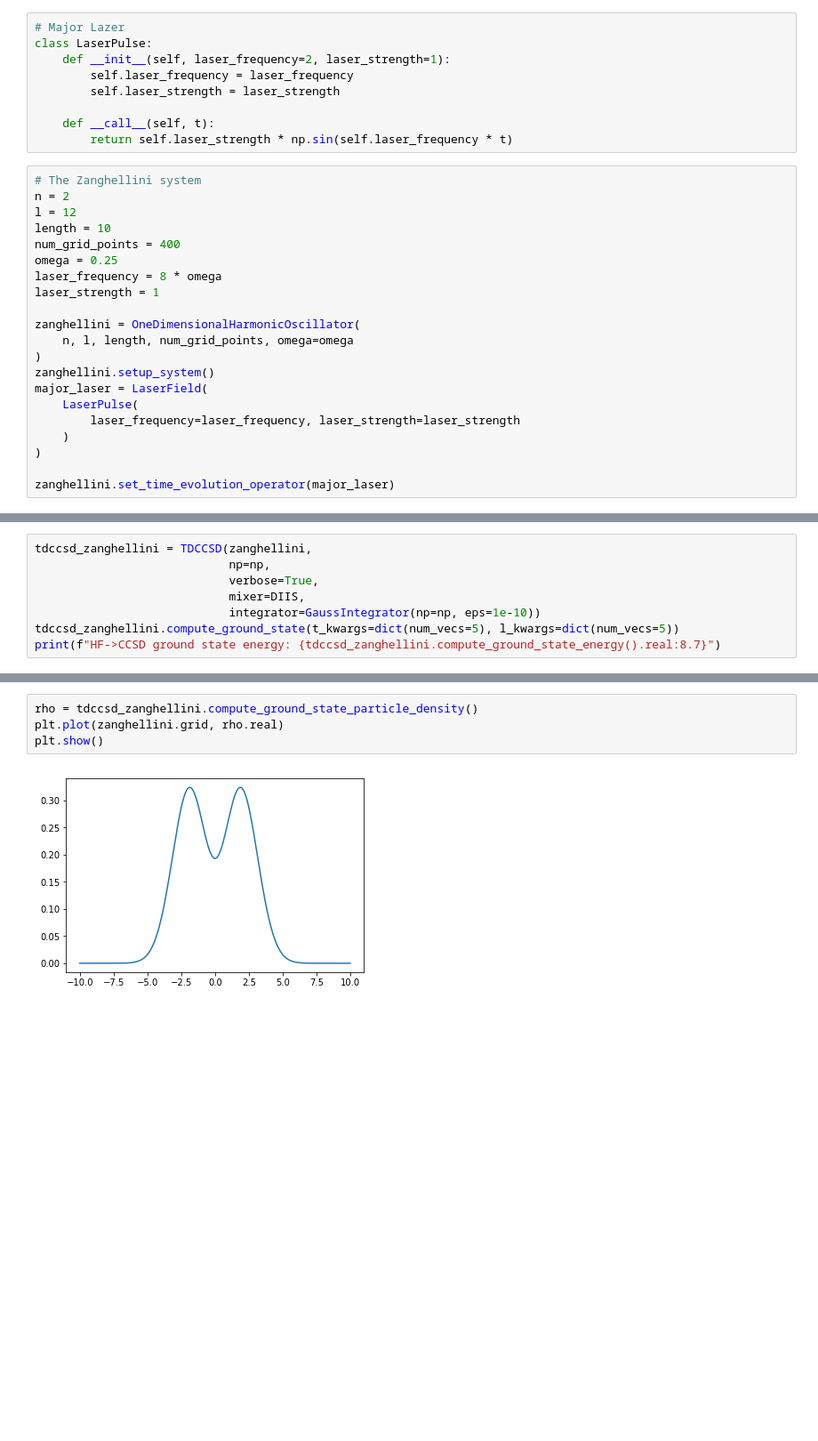
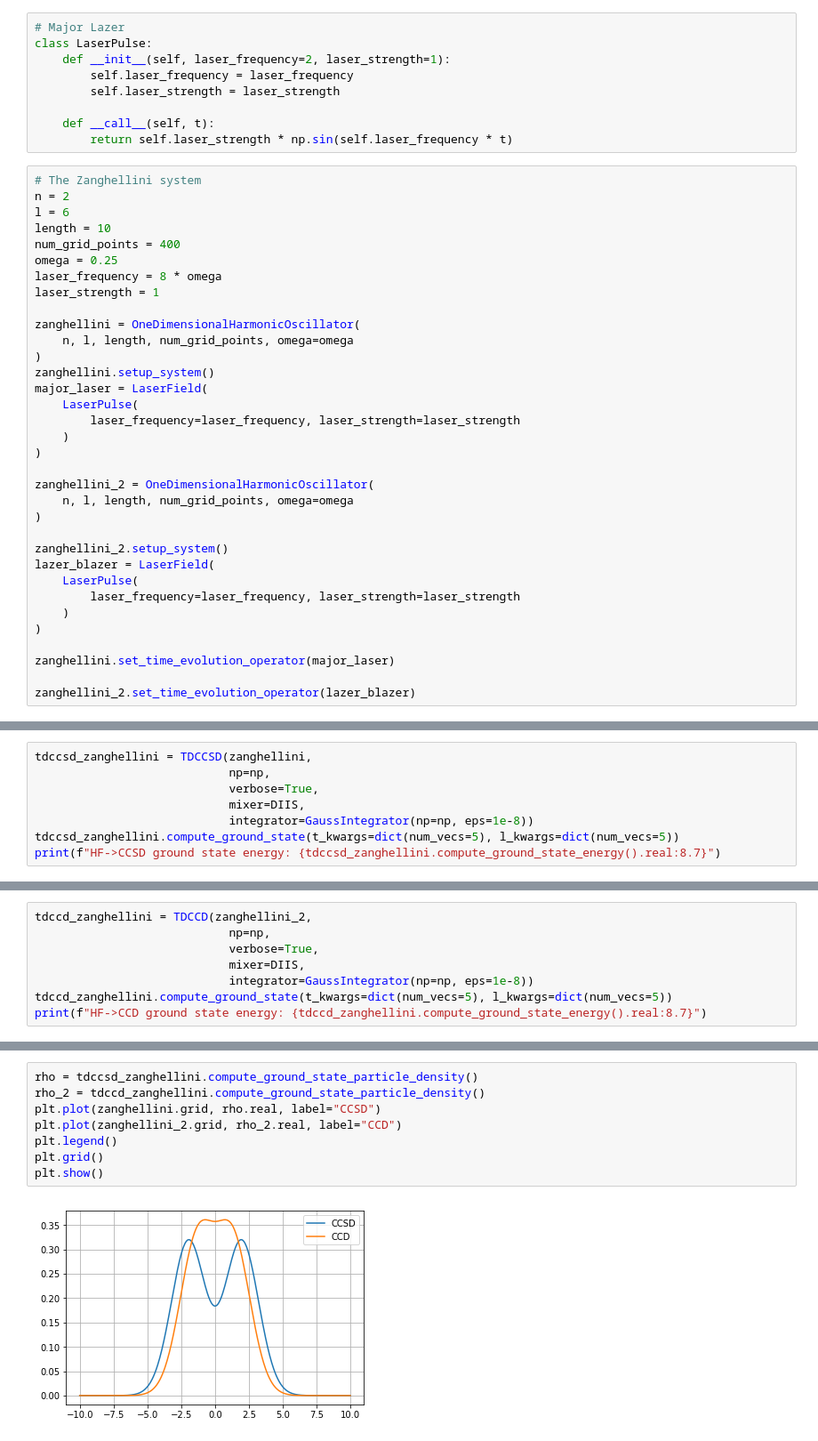
Before and after one commit to HyQD/coupled-cluster, a Jupyter notebook: scripts/zanghellini_tdccsd.ipynb, the cells around one changed output, grey strips where cells are left out. Shown at 89% size. Cells and saved outputs as stored; diff of their text form; blank space fills up the shorter version.

Commit message:
Compare TDCCD and TDCCSD

```diff
--- a/scripts/zanghellini_tdccsd.ipynb
+++ b/scripts/zanghellini_tdccsd.ipynb
@@ -23,7 +24,7 @@ class LaserPulse:
 # %%
 # The Zanghellini system
 n = 2
-l = 12
+l = 6
 length = 10
 num_grid_points = 400
 omega = 0.25
@@ -40,4 +41,17 @@ major_laser = LaserField(
     )
 )
 
+zanghellini_2 = OneDimensionalHarmonicOscillator(
+    n, l, length, num_grid_points, omega=omega
+)
+
+zanghellini_2.setup_system()
+lazer_blazer = LaserField(
+    LaserPulse(
+        laser_frequency=laser_frequency, laser_strength=laser_strength
+    )
+)
+
 zanghellini.set_time_evolution_operator(major_laser)
+
+zanghellini_2.set_time_evolution_operator(lazer_blazer)
@@ -51,7 +63,7 @@ tdccsd_zanghellini = TDCCSD(zanghellini,
                             np=np,
                             verbose=True,
                             mixer=DIIS,
-                            integrator=GaussIntegrator(np=np, eps=1e-10))
+                            integrator=GaussIntegrator(np=np, eps=1e-8))
 tdccsd_zanghellini.compute_ground_state(t_kwargs=dict(num_vecs=5), l_kwargs=dict(num_vecs=5))
 print(f"HF->CCSD ground state energy: {tdccsd_zanghellini.compute_ground_state_energy().real:8.7}")
 # %% [output]
@@ -74,0 +89,8 @@ HF->CCSD ground state energy: 0.8259088
+# %%
+tdccd_zanghellini = TDCCD(zanghellini_2,
+                            np=np,
+                            verbose=True,
+                            mixer=DIIS,
+                            integrator=GaussIntegrator(np=np, eps=1e-8))
+tdccd_zanghellini.compute_ground_state(t_kwargs=dict(num_vecs=5), l_kwargs=dict(num_vecs=5))
+print(f"HF->CCD ground state energy: {tdccd_zanghellini.compute_ground_state_energy().real:8.7}")
@@ -75,8 +109,12 @@ HF->CCSD ground state energy: 0.8259088
 # %%
 rho = tdccsd_zanghellini.compute_ground_state_particle_density()
-plt.plot(zanghellini.grid, rho.real)
+rho_2 = tdccd_zanghellini.compute_ground_state_particle_density()
+plt.plot(zanghellini.grid, rho.real, label="CCSD")
+plt.plot(zanghellini_2.grid, rho_2.real, label="CCD")
+plt.legend()
+plt.grid()
 plt.show()
 # %% [output]
-[figure, old version]
+[figure, new version]
 # %%
 tdccsd_zanghellini.set_initial_conditions()
```
Also changed, not shown: parts of 12 cells of this notebook.
